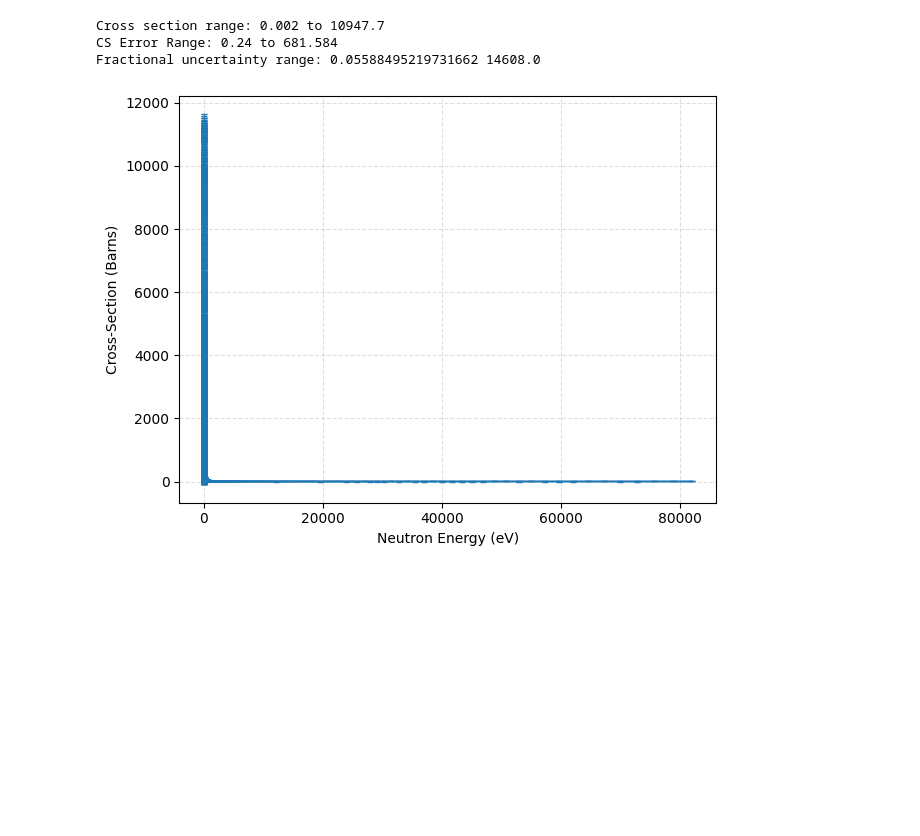
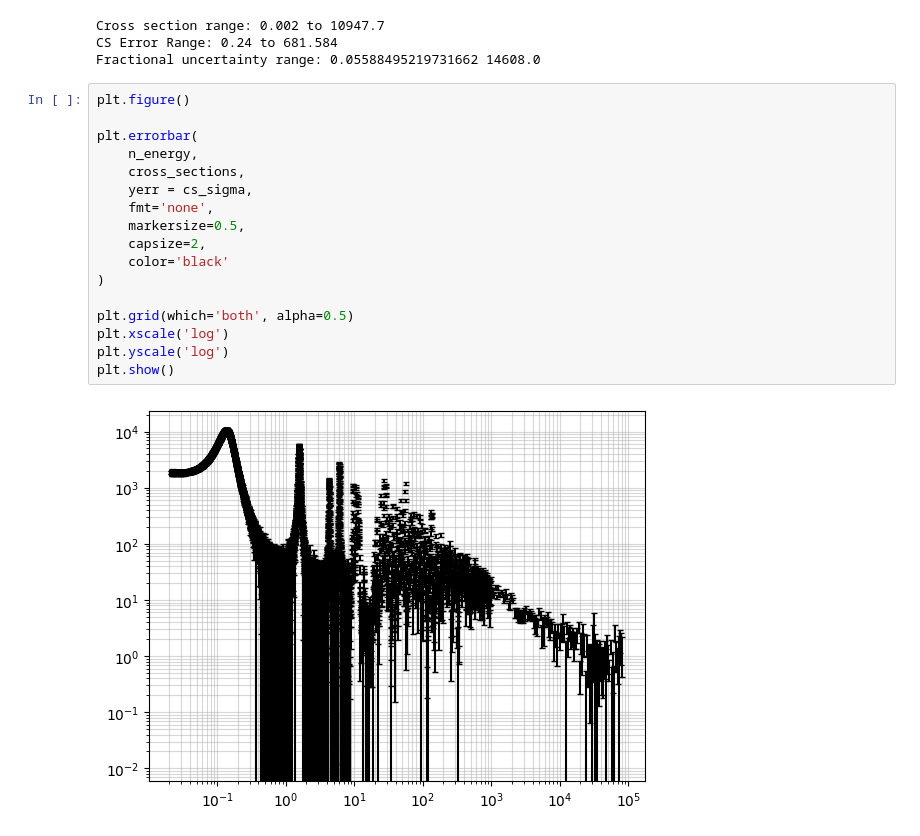
Before and after one commit to keenanbishop135/MSci-Project, a Jupyter notebook: datatest2.ipynb, the cells around one changed output. Saved outputs shown, nothing was run; the diff lists cells and outputs as text; blank space fills up the shorter version.

```diff
--- a/datatest2.ipynb
+++ b/datatest2.ipynb
@@ -53,5 +53,21 @@ Cross section range: 0.002 to 10947.7
 CS Error Range: 0.24 to 681.584
 Fractional uncertainty range: 0.05588495219731662 14608.0
 # %%
+plt.figure()
+
+plt.errorbar(
+    n_energy,
+    cross_sections,
+    yerr = cs_sigma,
+    fmt='none',
+    markersize=0.5,
+    capsize=2,
+    color='black'
+)
+
+plt.grid(which='both', alpha=0.5)
+plt.xscale('log')
+plt.yscale('log')
+plt.show()
 # %% [output]
-[figure, old version]
+[figure, new version]
```
Also changed, not shown: parts of 2 cells of this notebook, 22 other files.
